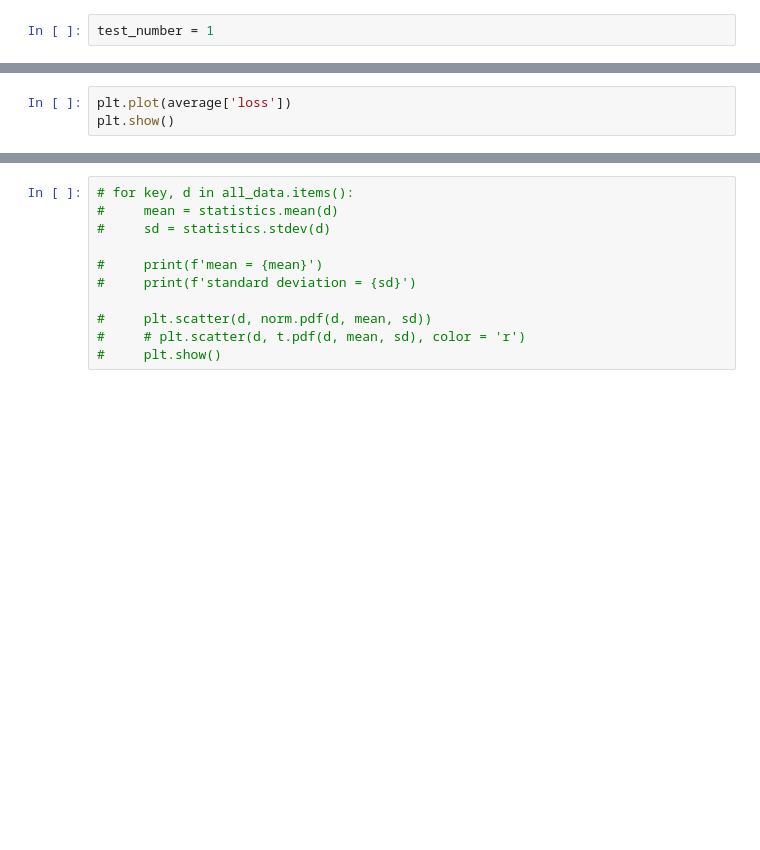
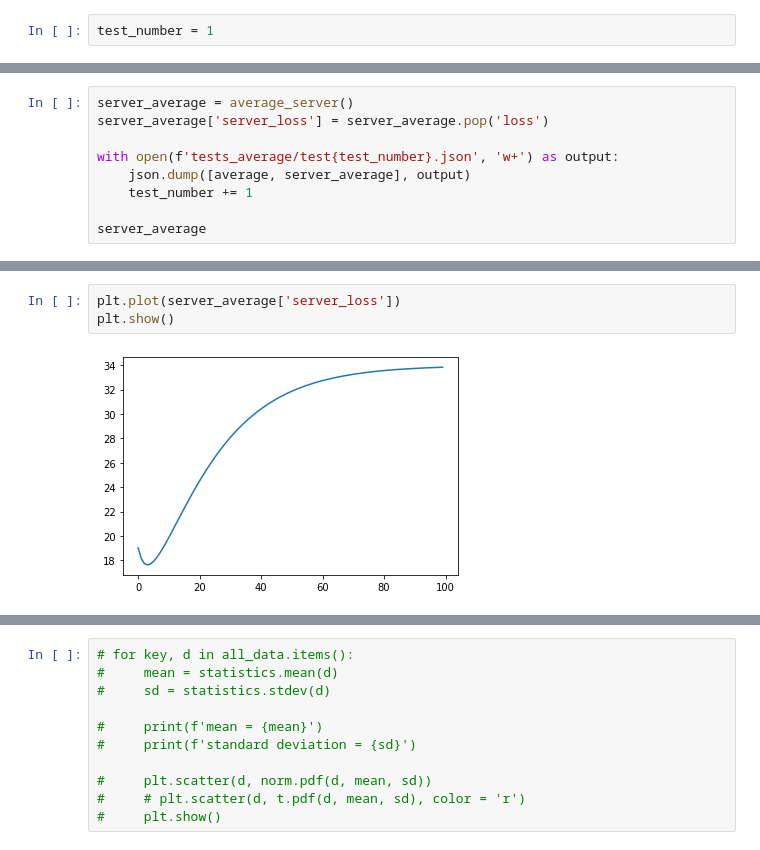
Before and after one commit to SergeMakhoul/LearnTogether, a Jupyter notebook: test.ipynb, the cells around one changed output, grey strips where cells are left out. Cells and saved outputs as stored; diff of their text form; blank space fills up the shorter version.

Commit message:
changed how tests are veing saved plus some edits

```diff
--- a/test.ipynb
+++ b/test.ipynb
@@ -29,0 +44,9 @@ average
+# %%
+server_average = average_server()
+server_average['server_loss'] = server_average.pop('loss')
+
+with open(f'tests_average/test{test_number}.json', 'w+') as output:
+    json.dump([average, server_average], output)
+    test_number += 1
+
+server_average
@@ -30,6 +71,8 @@ average
 # %%
-plt.plot(average['loss'])
+plt.plot(server_average['server_loss'])
 plt.show()
+# %% [output]
+[figure, added]
 # %%
 with open('simulation/client0', 'rb') as input:
     data = pickle.load(input)
```
Also changed, not shown: parts of 11 cells of this notebook.
